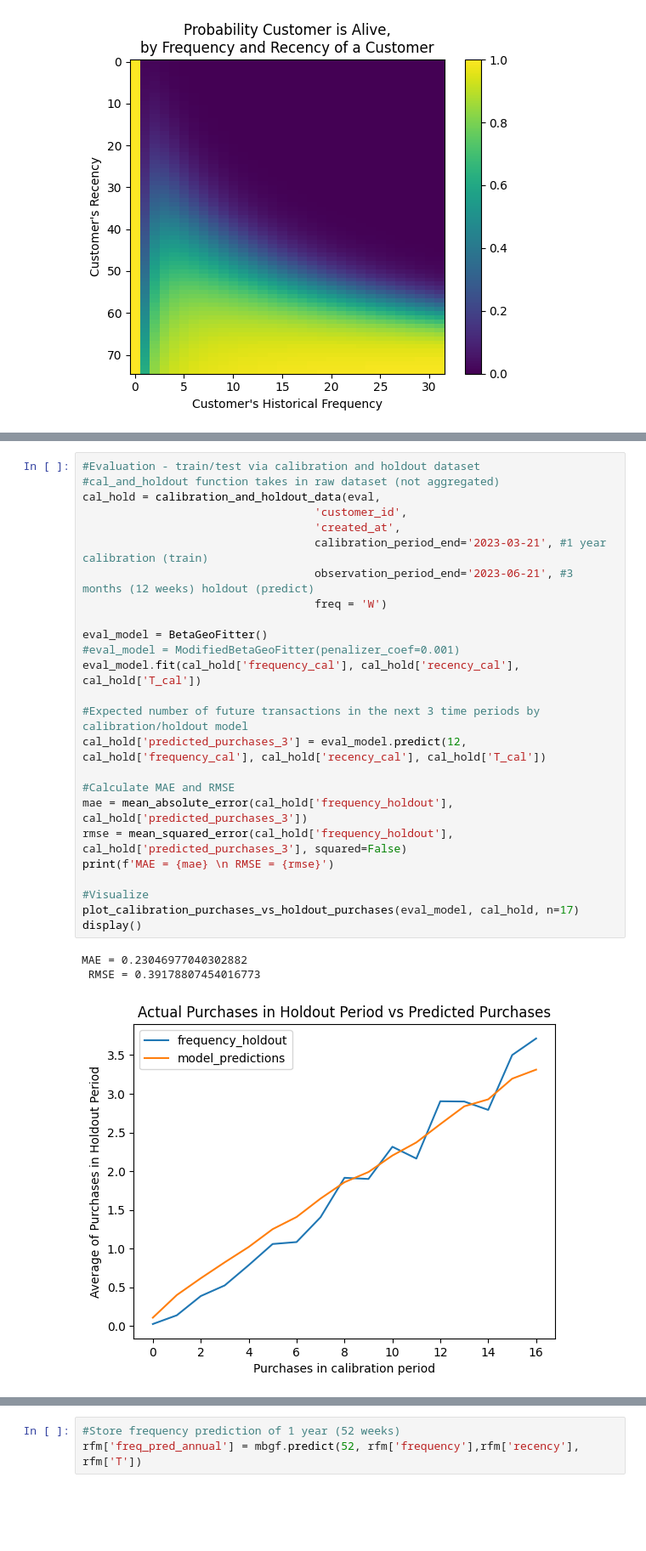
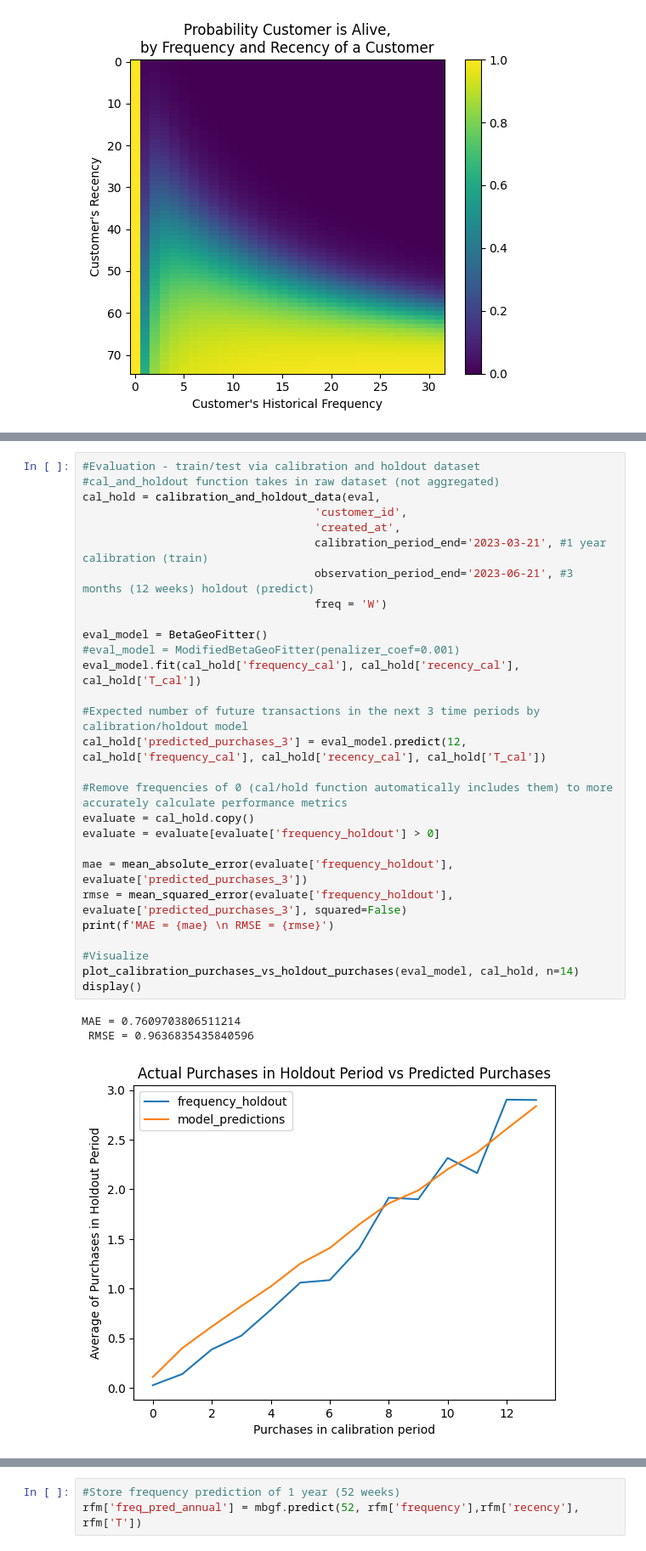
Before and after one commit to a-memme/Customer_Churn_and_CLTV, a Jupyter notebook: CLTV_and_Churn.ipynb, the cells around one changed output, grey strips where cells are left out. Shown at 85% size. Saved outputs shown, nothing was run; the diff lists cells and outputs as text; blank space fills up the shorter version.

```diff
--- a/CLTV_and_Churn.ipynb
+++ b/CLTV_and_Churn.ipynb
@@ -142,29 +146,32 @@ Max date is 2023-08-24 00:00:00
 # %%
 #Evaluation - train/test via calibration and holdout dataset
 #cal_and_holdout function takes in raw dataset (not aggregated)
 cal_hold = calibration_and_holdout_data(eval,
                                    'customer_id',
                                    'created_at',
                                    calibration_period_end='2023-03-21', #1 year calibration (train)
                                    observation_period_end='2023-06-21', #3 months (12 weeks) holdout (predict)
                                    freq = 'W')
 
 eval_model = BetaGeoFitter()
 #eval_model = ModifiedBetaGeoFitter(penalizer_coef=0.001)
 eval_model.fit(cal_hold['frequency_cal'], cal_hold['recency_cal'], cal_hold['T_cal'])
 
 #Expected number of future transactions in the next 3 time periods by calibration/holdout model
 cal_hold['predicted_purchases_3'] = eval_model.predict(12, cal_hold['frequency_cal'], cal_hold['recency_cal'], cal_hold['T_cal'])
 
-#Calculate MAE and RMSE
-mae = mean_absolute_error(cal_hold['frequency_holdout'], cal_hold['predicted_purchases_3'])
-rmse = mean_squared_error(cal_hold['frequency_holdout'], cal_hold['predicted_purchases_3'], squared=False)
+#Remove frequencies of 0 (cal/hold function automatically includes them) to more accurately calculate performance metrics
+evaluate = cal_hold.copy()
+evaluate = evaluate[evaluate['frequency_holdout'] > 0]
+
+mae = mean_absolute_error(evaluate['frequency_holdout'], evaluate['predicted_purchases_3'])
+rmse = mean_squared_error(evaluate['frequency_holdout'], evaluate['predicted_purchases_3'], squared=False)
 print(f'MAE = {mae} \n RMSE = {rmse}')
 
 #Visualize
-plot_calibration_purchases_vs_holdout_purchases(eval_model, cal_hold, n=17)
+plot_calibration_purchases_vs_holdout_purchases(eval_model, cal_hold, n=14)
 display()
 # %% [output]
-MAE = 0.23046977040302882
- RMSE = 0.39178807454016773
+MAE = 0.7609703806511214
+ RMSE = 0.9636835435840596
-[figure, old version]
+[figure, new version]
```
Also changed, not shown: parts of 28 cells of this notebook.
